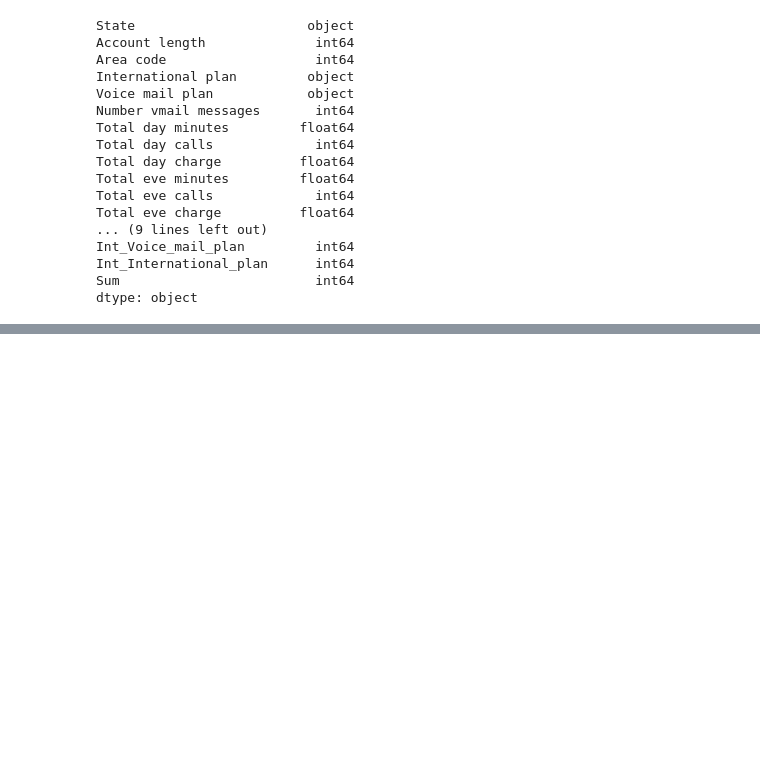
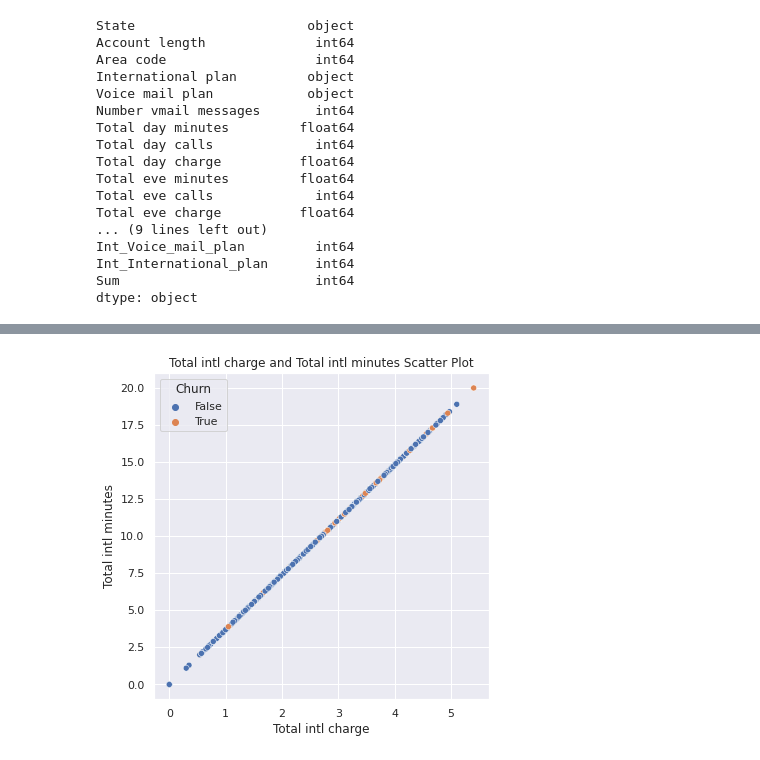
Before and after one commit to aishwaryabhat19/Telecom-Churn-EDA-, a Jupyter notebook: Aishwarya_Bhat_EDA_Project.ipynb, the cells around one changed output, grey strips where cells are left out. Saved outputs shown, nothing was run; the diff lists cells and outputs as text; code cells hidden in the pictures; blank space fills up the shorter version.

```diff
--- a/Aishwarya_Bhat_EDA_Project.ipynb
+++ b/Aishwarya_Bhat_EDA_Project.ipynb
@@ -224,0 +263,5 @@ dtype: object
+# %%
+df_scattr(df['Total intl charge'],df['Total intl minutes'],df,'Total intl charge','Total intl minutes','Churn')
+#As the total intl minutes increases the total intl charges also increase which is leading to churn
+# %% [output]
+[figure, added]
```
Also changed, not shown: parts of 26 cells of this notebook.
